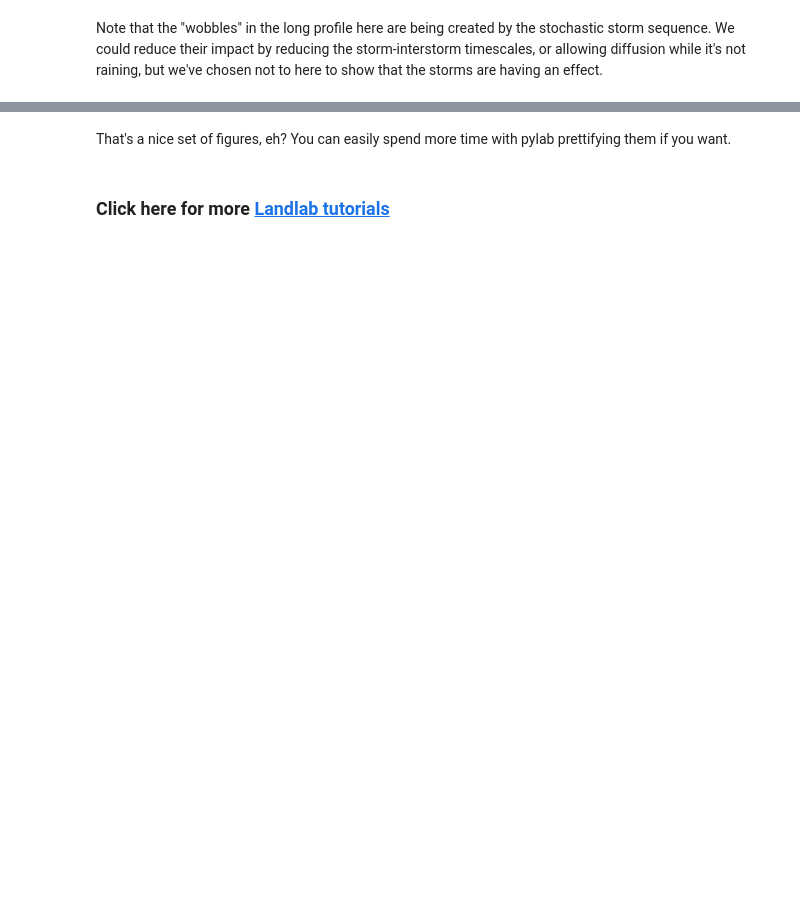
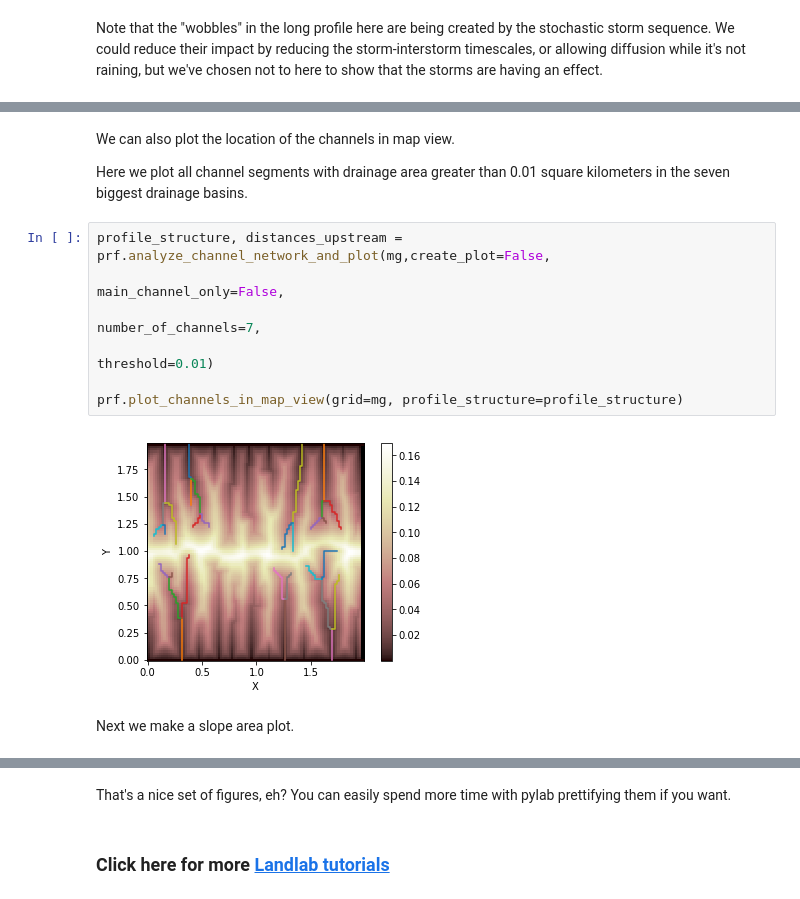
Before and after one commit to landlab/tutorials, a Jupyter notebook: component_tutorial/component_tutorial.ipynb, the cells around one changed output, grey strips where cells are left out. Drawn from its saved outputs; the diff is of its cells as text; blank space fills up the shorter version.

```diff
--- a/component_tutorial/component_tutorial.ipynb
+++ b/component_tutorial/component_tutorial.ipynb
@@ -355,3 +360,18 @@ imshow_grid(mg, 'topographic__elevation', grid_units=['km','km'], var_name='Elev
+# %% [markdown]
+We can also plot the location of the channels in map view.
+
+Here we plot all channel segments with drainage area greater than 0.01 square kilometers in the seven biggest drainage basins.
+# %%
+profile_structure, distances_upstream = prf.analyze_channel_network_and_plot(mg,create_plot=False,
+                                                                             main_channel_only=False,
+                                                                             number_of_channels=7,
+                                                                             threshold=0.01)
+
+prf.plot_channels_in_map_view(grid=mg, profile_structure=profile_structure)
+# %% [output]
+[figure, added]
+# %% [markdown]
+Next we make a slope area plot.
 # %%
 figure('final slope-area plot')
 loglog(mg.at_node['drainage_area'], mg.at_node['topographic__steepest_slope'],'.')
```
Also changed, not shown: parts of 8 cells of this notebook.
